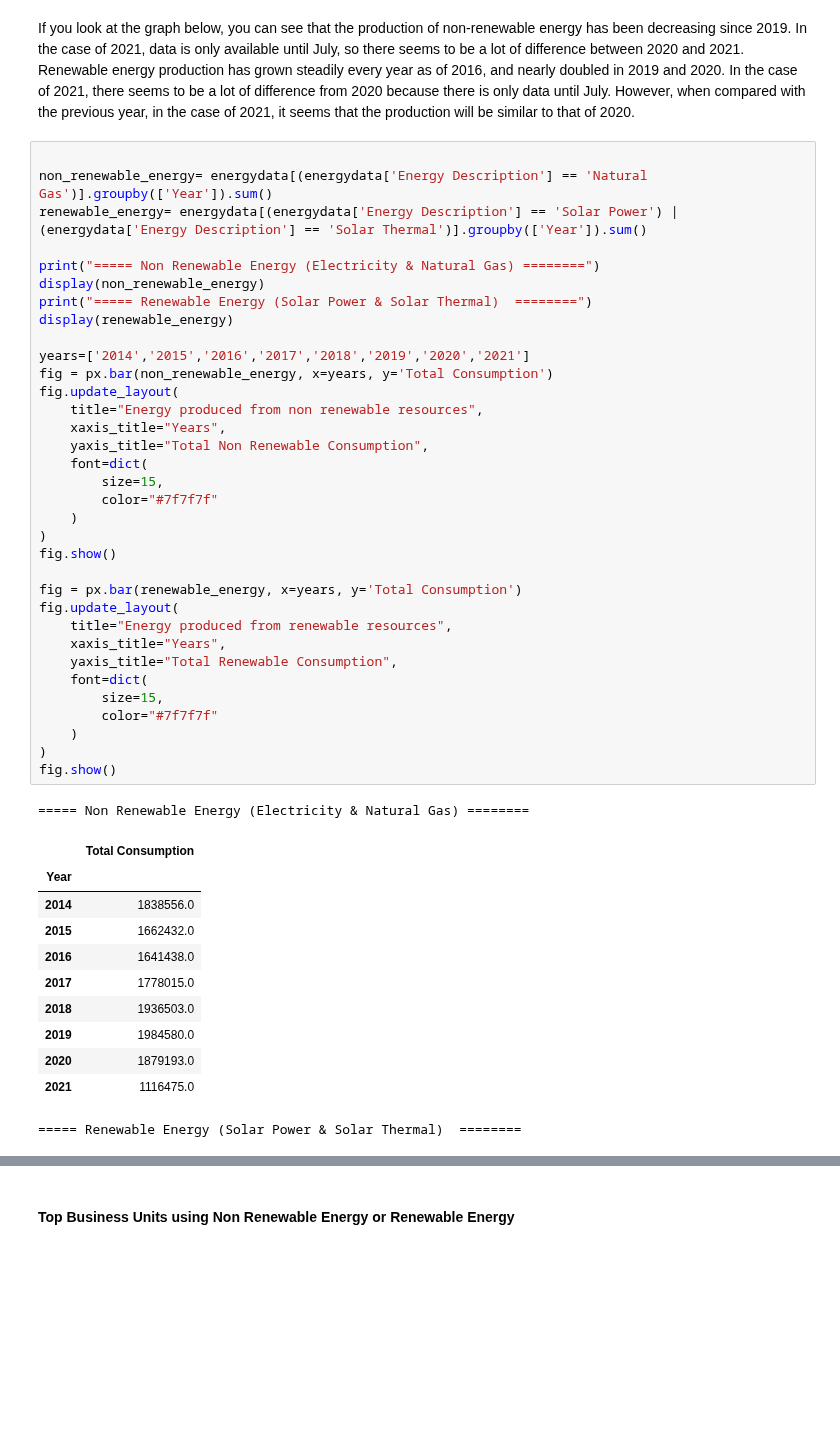
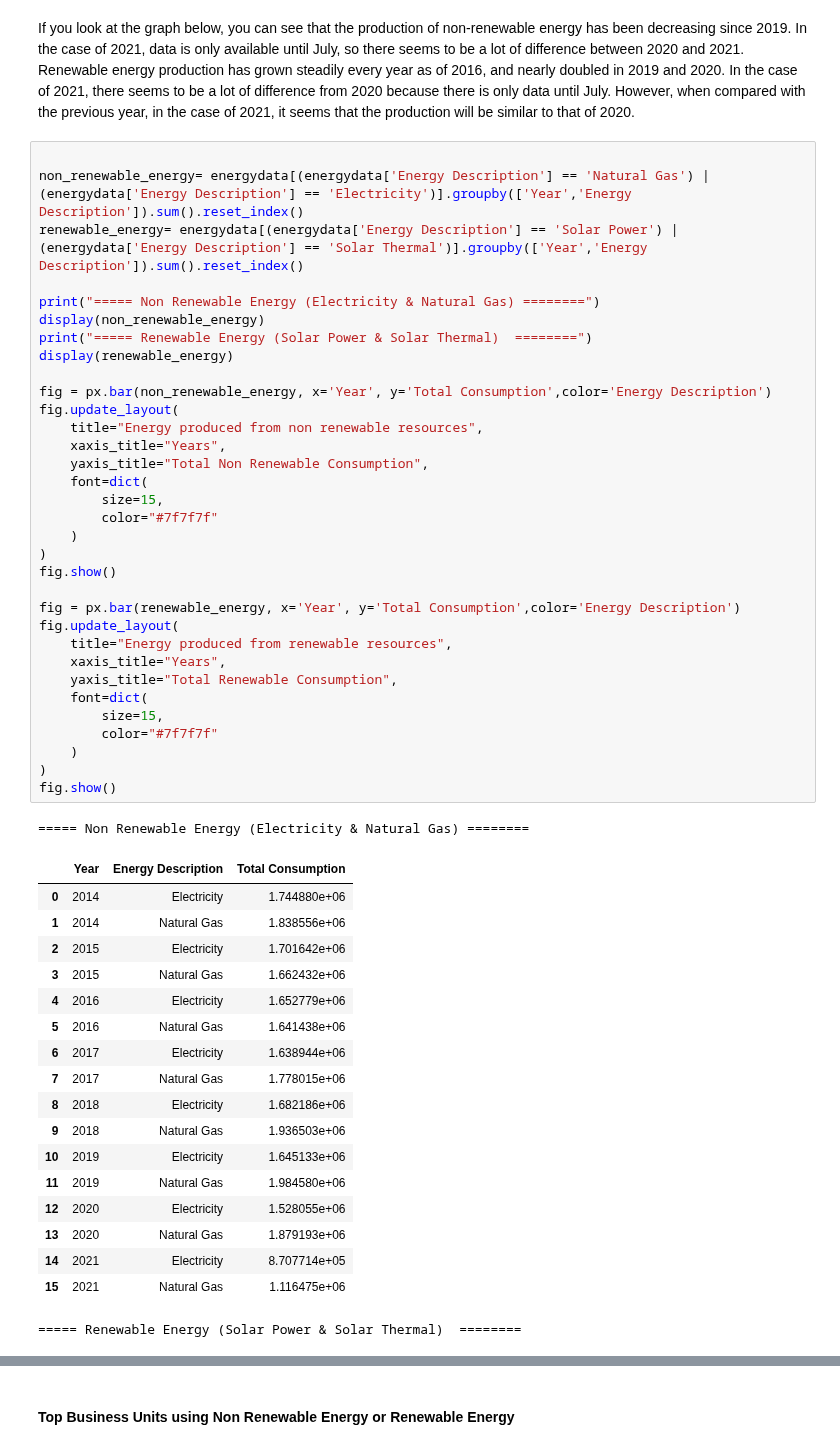
Before and after one commit to deshant19/Corporate-Energy-Consumption-Data-Visualization, a Jupyter notebook: notebooks/Corporate Energy Consumption.ipynb, the cells around one changed output, grey strips where cells are left out. Drawn from its saved outputs; the diff is of its cells as text; blank space fills up the shorter version.

```diff
--- a/notebooks/Corporate Energy Consumption.ipynb
+++ b/notebooks/Corporate Energy Consumption.ipynb
@@ -377,48 +377,54 @@ We can know how much energy is produced based on the energy consumption rate. Le
 If you look at the graph below, you can see that the production of non-renewable energy has been decreasing since 2019. In the case of 2021, data is only available until July, so there seems to be a lot of difference between 2020 and 2021. Renewable energy production has grown steadily every year as of 2016, and nearly doubled in 2019 and 2020. In the case of 2021, there seems to be a lot of difference from 2020 because there is only data until July. However, when compared with the previous year, in the case of 2021, it seems that the production will be similar to that of 2020.
 # %%
 
-non_renewable_energy= energydata[(energydata['Energy Description'] == 'Natural Gas')].groupby(['Year']).sum()
-renewable_energy= energydata[(energydata['Energy Description'] == 'Solar Power') | (energydata['Energy Description'] == 'Solar Thermal')].groupby(['Year']).sum()
+non_renewable_energy= energydata[(energydata['Energy Description'] == 'Natural Gas') | (energydata['Energy Description'] == 'Electricity')].groupby(['Year','Energy Description']).sum().reset_index()
+renewable_energy= energydata[(energydata['Energy Description'] == 'Solar Power') | (energydata['Energy Description'] == 'Solar Thermal')].groupby(['Year','Energy Description']).sum().reset_index()
 
 print("===== Non Renewable Energy (Electricity & Natural Gas) ========")
 display(non_renewable_energy)
 print("===== Renewable Energy (Solar Power & Solar Thermal)  ========")
 display(renewable_energy)
 
-years=['2014','2015','2016','2017','2018','2019','2020','2021']
-fig = px.bar(non_renewable_energy, x=years, y='Total Consumption')
+fig = px.bar(non_renewable_energy, x='Year', y='Total Consumption',color='Energy Description')
 fig.update_layout(
     title="Energy produced from non renewable resources",
     xaxis_title="Years",
     yaxis_title="Total Non Renewable Consumption",
     font=dict(
         size=15,
         color="#7f7f7f"
     )
 )
 fig.show()
 
-fig = px.bar(renewable_energy, x=years, y='Total Consumption')
+fig = px.bar(renewable_energy, x='Year', y='Total Consumption',color='Energy Description')
 fig.update_layout(
     title="Energy produced from renewable resources",
     xaxis_title="Years",
     yaxis_title="Total Renewable Consumption",
     font=dict(
         size=15,
         color="#7f7f7f"
     )
 )
 fig.show()
 # %% [output]
 ===== Non Renewable Energy (Electricity & Natural Gas) ========
-|  | Total Consumption |
-| Year |  |
-| 2014 | 1838556.0 |
-| 2015 | 1662432.0 |
-| 2016 | 1641438.0 |
-| 2017 | 1778015.0 |
-| 2018 | 1936503.0 |
-| 2019 | 1984580.0 |
-| 2020 | 1879193.0 |
-| 2021 | 1116475.0 |
+|  | Year | Energy Description | Total Consumption |
+| 0 | 2014 | Electricity | 1.744880e+06 |
+| 1 | 2014 | Natural Gas | 1.838556e+06 |
+| 2 | 2015 | Electricity | 1.701642e+06 |
+| 3 | 2015 | Natural Gas | 1.662432e+06 |
+| 4 | 2016 | Electricity | 1.652779e+06 |
+| 5 | 2016 | Natural Gas | 1.641438e+06 |
+| 6 | 2017 | Electricity | 1.638944e+06 |
+| 7 | 2017 | Natural Gas | 1.778015e+06 |
+| 8 | 2018 | Electricity | 1.682186e+06 |
+| 9 | 2018 | Natural Gas | 1.936503e+06 |
+| 10 | 2019 | Electricity | 1.645133e+06 |
+| 11 | 2019 | Natural Gas | 1.984580e+06 |
+| 12 | 2020 | Electricity | 1.528055e+06 |
+| 13 | 2020 | Natural Gas | 1.879193e+06 |
+| 14 | 2021 | Electricity | 8.707714e+05 |
+| 15 | 2021 | Natural Gas | 1.116475e+06 |
 ===== Renewable Energy (Solar Power & Solar Thermal)  ========
```
Also changed, not shown: parts of 4 cells of this notebook.
